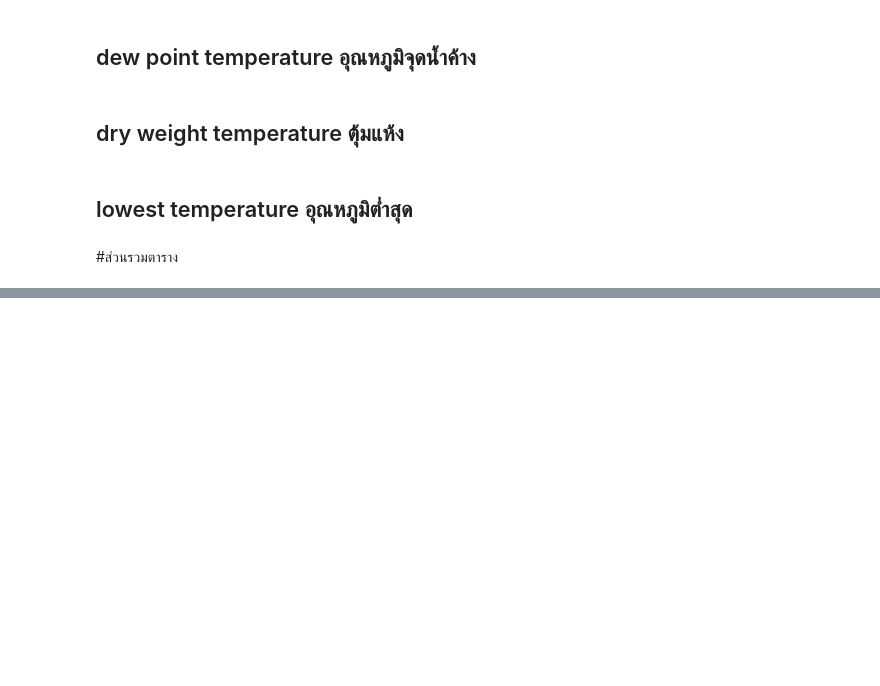
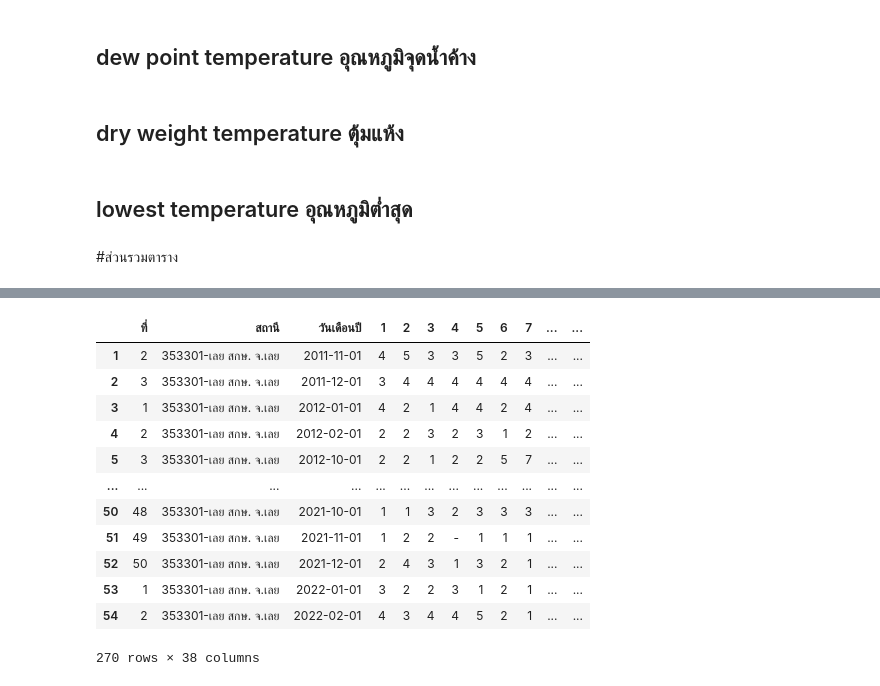
Before and after one commit to sucheerarighthere/bsc_dpdm22, a Jupyter notebook: QUIZ.ipynb, the cells around one changed output, grey strips where cells are left out. Drawn from its saved outputs; the diff is of its cells as text; code cells hidden in the pictures; blank space fills up the shorter version.

```diff
--- a/QUIZ.ipynb
+++ b/QUIZ.ipynb
@@ -57,7 +57,7 @@ SK_ws =pd.read_excel('/content/drive/MyDrive/bsc_DPDM_data/อุตุ/คว
 # %%
-NK_ws =pd.read_excel('/content/drive/MyDrive/bsc_DPDM_data/อุตุ/ความเร็วลม(นอต)/จ.หนองคาย.xlsx',skiprows=3).drop(0, axis=0)
+NK_ws =pd.read_excel('/content/drive/MyDrive/bsc_DPDM_data/อุตุ/ความเร็วลม(นอต)/จ.หนองคาย.xlsx',skiprows=4).drop(0, axis=0)
 # %%
-L_ws =pd.read_excel('/content/drive/MyDrive/bsc_DPDM_data/อุตุ/ความเร็วลม(นอต)/จ.เลย.xlsx',skiprows=3).drop(0, axis=0)
+L_ws =pd.read_excel('/content/drive/MyDrive/bsc_DPDM_data/อุตุ/ความเร็วลม(นอต)/จ.เลย.xlsx',skiprows=4).drop(0, axis=0)
 # %% [markdown]
 ## CLound Amount
 # %%
@@ -142,0 +161,2 @@ rh
+# %%
+ws = pd.concat([KK_ws,NP_ws,L_ws,NK_ws,SK_ws])
@@ -142,0 +227,2 @@ rh
+# %%
+ws=ws.rename(columns={'Unnamed: 0':'ที่','Unnamed: 1':'สถานี','Unnamed: 2':'วันเดือนปี','Unnamed: 34':'ค่าเฉลี่ย'})
@@ -142,0 +278,19 @@ rh
+# %%
+ws["day"] = ws['วันเดือนปี'].map(lambda x: x.day)
+ws["month"] = ws['วันเดือนปี'].map(lambda x: x.month)
+ws["year"] = ws['วันเดือนปี'].map(lambda x: x.year)
+ws
+# %% [output]
+|  | ที่ | สถานี | วันเดือนปี | 1 | 2 | 3 | 4 | 5 | 6 | 7 | ... | ... |
+| 1 | 2 | 353301-เลย สกษ. จ.เลย | 2011-11-01 | 4 | 5 | 3 | 3 | 5 | 2 | 3 | ... | ... |
+| 2 | 3 | 353301-เลย สกษ. จ.เลย | 2011-12-01 | 3 | 4 | 4 | 4 | 4 | 4 | 4 | ... | ... |
+| 3 | 1 | 353301-เลย สกษ. จ.เลย | 2012-01-01 | 4 | 2 | 1 | 4 | 4 | 2 | 4 | ... | ... |
+| 4 | 2 | 353301-เลย สกษ. จ.เลย | 2012-02-01 | 2 | 2 | 3 | 2 | 3 | 1 | 2 | ... | ... |
+| 5 | 3 | 353301-เลย สกษ. จ.เลย | 2012-10-01 | 2 | 2 | 1 | 2 | 2 | 5 | 7 | ... | ... |
+| ... | ... | ... | ... | ... | ... | ... | ... | ... | ... | ... | ... | ... |
+| 50 | 48 | 353301-เลย สกษ. จ.เลย | 2021-10-01 | 1 | 1 | 3 | 2 | 3 | 3 | 3 | ... | ... |
+| 51 | 49 | 353301-เลย สกษ. จ.เลย | 2021-11-01 | 1 | 2 | 2 | - | 1 | 1 | 1 | ... | ... |
+| 52 | 50 | 353301-เลย สกษ. จ.เลย | 2021-12-01 | 2 | 4 | 3 | 1 | 3 | 2 | 1 | ... | ... |
+| 53 | 1 | 353301-เลย สกษ. จ.เลย | 2022-01-01 | 3 | 2 | 2 | 3 | 1 | 2 | 1 | ... | ... |
+| 54 | 2 | 353301-เลย สกษ. จ.เลย | 2022-02-01 | 4 | 3 | 4 | 4 | 5 | 2 | 1 | ... | ... |
+270 rows × 38 columns
```
Also changed, not shown: parts of 71 cells of this notebook.
